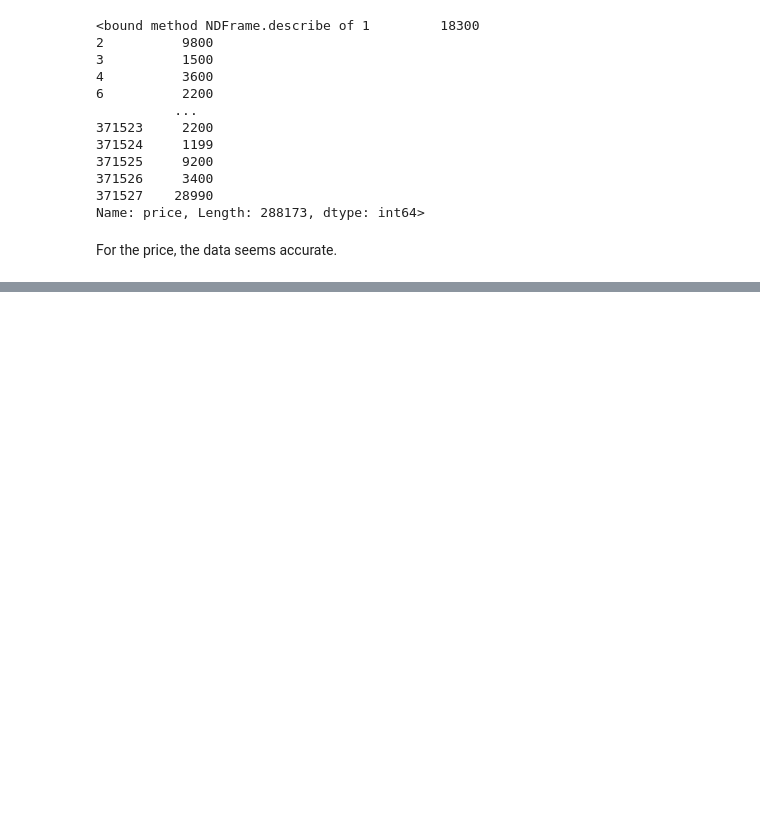
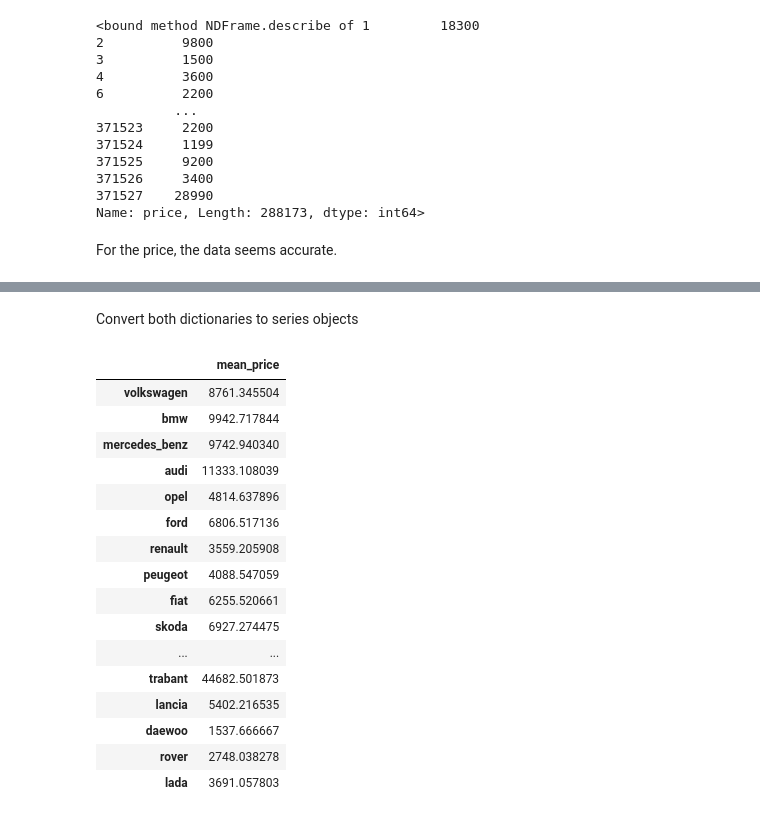
Before and after one commit to Mnr04/Data_Bootcamps_Projects, a Jupyter notebook: 02_Data_Analysis_eBay_Car_Sales.ipynb, the cells around one changed output, grey strips where cells are left out. Cells and saved outputs as stored; diff of their text form; code cells hidden in the pictures; blank space fills up the shorter version.

```diff
--- a/02_Data_Analysis_eBay_Car_Sales.ipynb
+++ b/02_Data_Analysis_eBay_Car_Sales.ipynb
@@ -195,0 +412,15 @@ For the price, the data seems accurate.
+# %%
+brands_dict = {}
+
+def update_brand_mean_price(dataframe, brand_name, brands_dict):
+    # Filter the DataFrame by the brand name
+    brand_data = dataframe[dataframe['brand'] == brand_name]
+
+    # Calculate the mean price
+    mean_price = brand_data['price'].mean()
+
+    # Update the dictionary
+    brands_dict[brand_name] = mean_price
+# %%
+for brand_name in brand_analyse.index:
+    update_brand_mean_price(autos, brand_name, brands_dict)
@@ -195,0 +508,2 @@ For the price, the data seems accurate.
+# %% [markdown]
+Convert both dictionaries to series objects
@@ -195,0 +515,20 @@ For the price, the data seems accurate.
+# %%
+df
+# %% [output]
+|  | mean_price |
+| volkswagen | 8761.345504 |
+| bmw | 9942.717844 |
+| mercedes_benz | 9742.940340 |
+| audi | 11333.108039 |
+| opel | 4814.637896 |
+| ford | 6806.517136 |
+| renault | 3559.205908 |
+| peugeot | 4088.547059 |
+| fiat | 6255.520661 |
+| skoda | 6927.274475 |
+| ... | ... |
+| trabant | 44682.501873 |
+| lancia | 5402.216535 |
+| daewoo | 1537.666667 |
+| rover | 2748.038278 |
+| lada | 3691.057803 |
```
Also changed, not shown: parts of 44 cells of this notebook.
